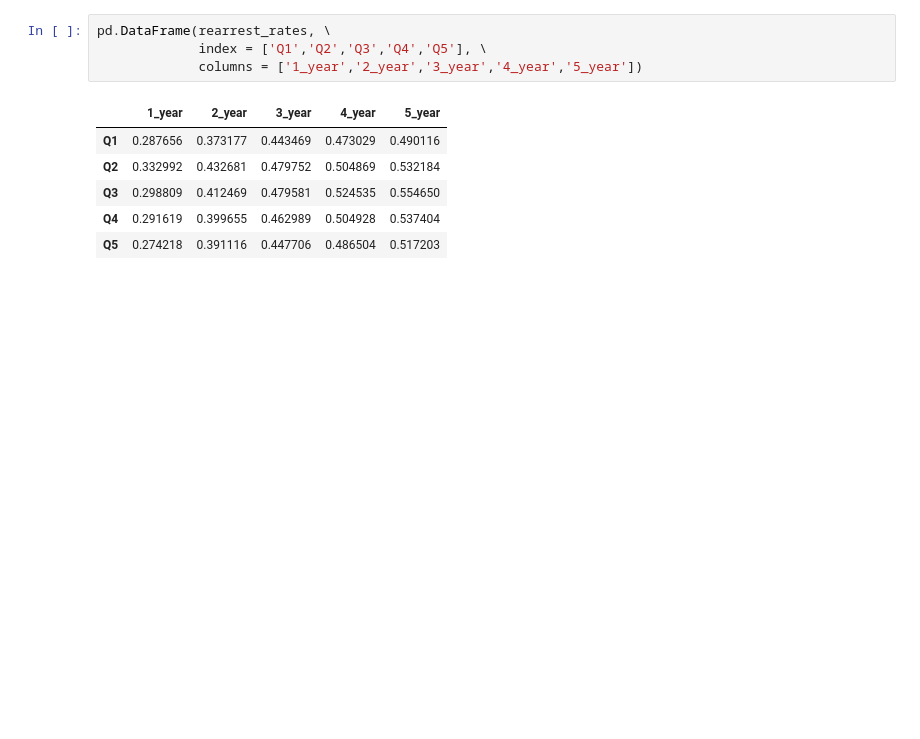
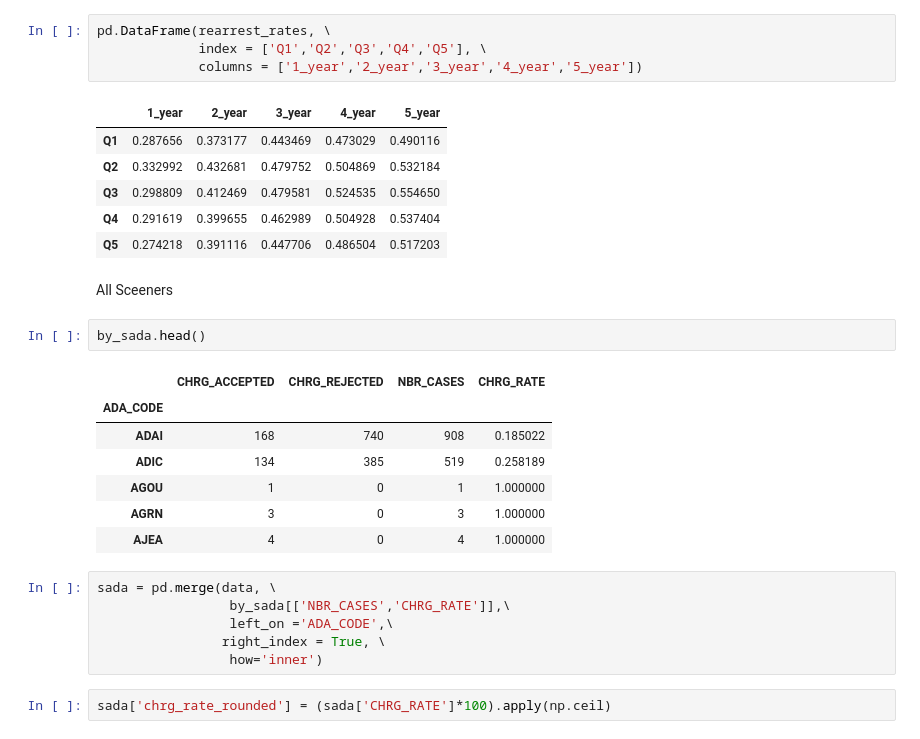
Before and after one commit to da1933/NODA, a Jupyter notebook: Screeners.ipynb, the cells around one changed output. Saved outputs shown, nothing was run; the diff lists cells and outputs as text; blank space fills up the shorter version.

```diff
--- a/Screeners.ipynb
+++ b/Screeners.ipynb
@@ -132,3 +123,23 @@ pd.DataFrame(rearrest_rates, \
 | Q3 | 0.298809 | 0.412469 | 0.479581 | 0.524535 | 0.554650 |
 | Q4 | 0.291619 | 0.399655 | 0.462989 | 0.504928 | 0.537404 |
 | Q5 | 0.274218 | 0.391116 | 0.447706 | 0.486504 | 0.517203 |
+# %% [markdown]
+All Sceeners
+# %%
+by_sada.head()
+# %% [output]
+|  | CHRG_ACCEPTED | CHRG_REJECTED | NBR_CASES | CHRG_RATE |
+| ADA_CODE |  |  |  |  |
+| ADAI | 168 | 740 | 908 | 0.185022 |
+| ADIC | 134 | 385 | 519 | 0.258189 |
+| AGOU | 1 | 0 | 1 | 1.000000 |
+| AGRN | 3 | 0 | 3 | 1.000000 |
+| AJEA | 4 | 0 | 4 | 1.000000 |
+# %%
+sada = pd.merge(data, \
+                 by_sada[['NBR_CASES','CHRG_RATE']],\
+                 left_on ='ADA_CODE',\
+                right_index = True, \
+                 how='inner')
+# %%
+sada['chrg_rate_rounded'] = (sada['CHRG_RATE']*100).apply(np.ceil)
```
Also changed, not shown: parts of 11 cells of this notebook.
